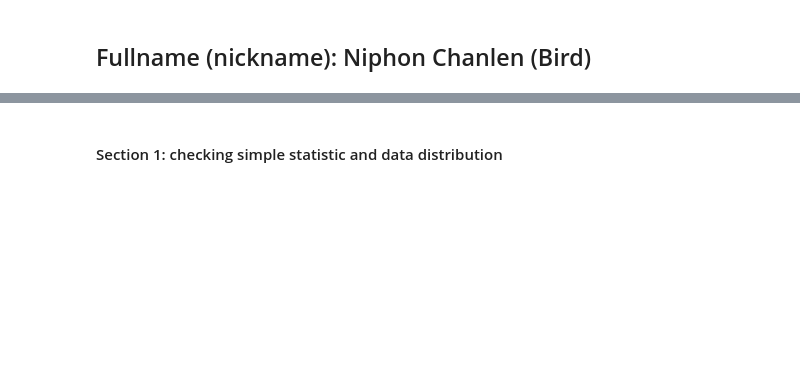
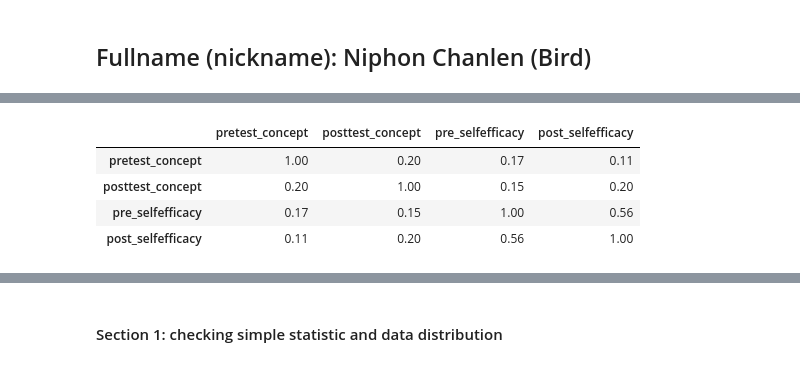
Before and after one commit to niphonch/project1, a Jupyter notebook: IPST_teacherPD_buoyancy.ipynb, the cells around one changed output, grey strips where cells are left out. Saved outputs shown, nothing was run; the diff lists cells and outputs as text; code cells hidden in the pictures; blank space fills up the shorter version.

```diff
--- a/IPST_teacherPD_buoyancy.ipynb
+++ b/IPST_teacherPD_buoyancy.ipynb
@@ -215,0 +153,10 @@ Description...
+# %%
+#computing correlation coefficient
+features=list(['pretest_concept','posttest_concept','pre_selfefficacy','post_selfefficacy'])
+df_score[features].corr().round(2)
+# %% [output]
+|  | pretest_concept | posttest_concept | pre_selfefficacy | post_selfefficacy |
+| pretest_concept | 1.00 | 0.20 | 0.17 | 0.11 |
+| posttest_concept | 0.20 | 1.00 | 0.15 | 0.20 |
+| pre_selfefficacy | 0.17 | 0.15 | 1.00 | 0.56 |
+| post_selfefficacy | 0.11 | 0.20 | 0.56 | 1.00 |
```
Also changed, not shown: parts of 128 cells of this notebook.
